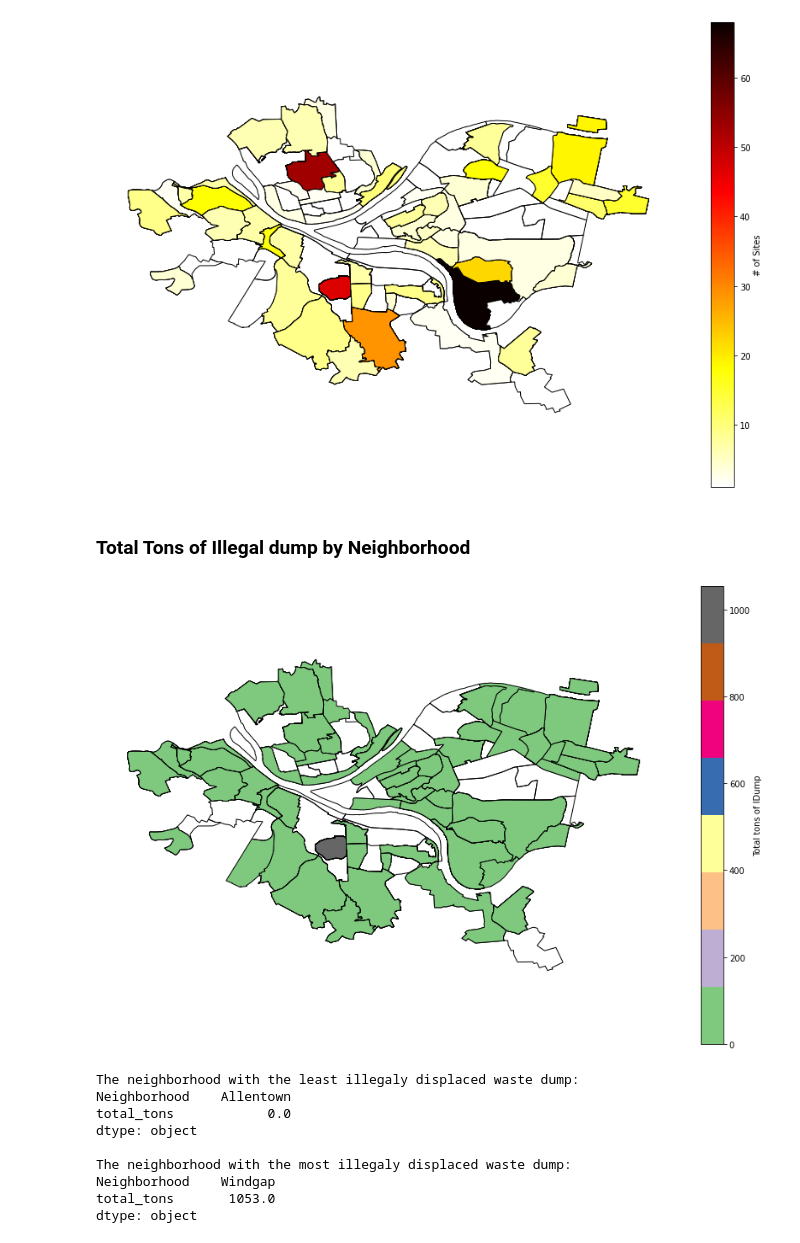
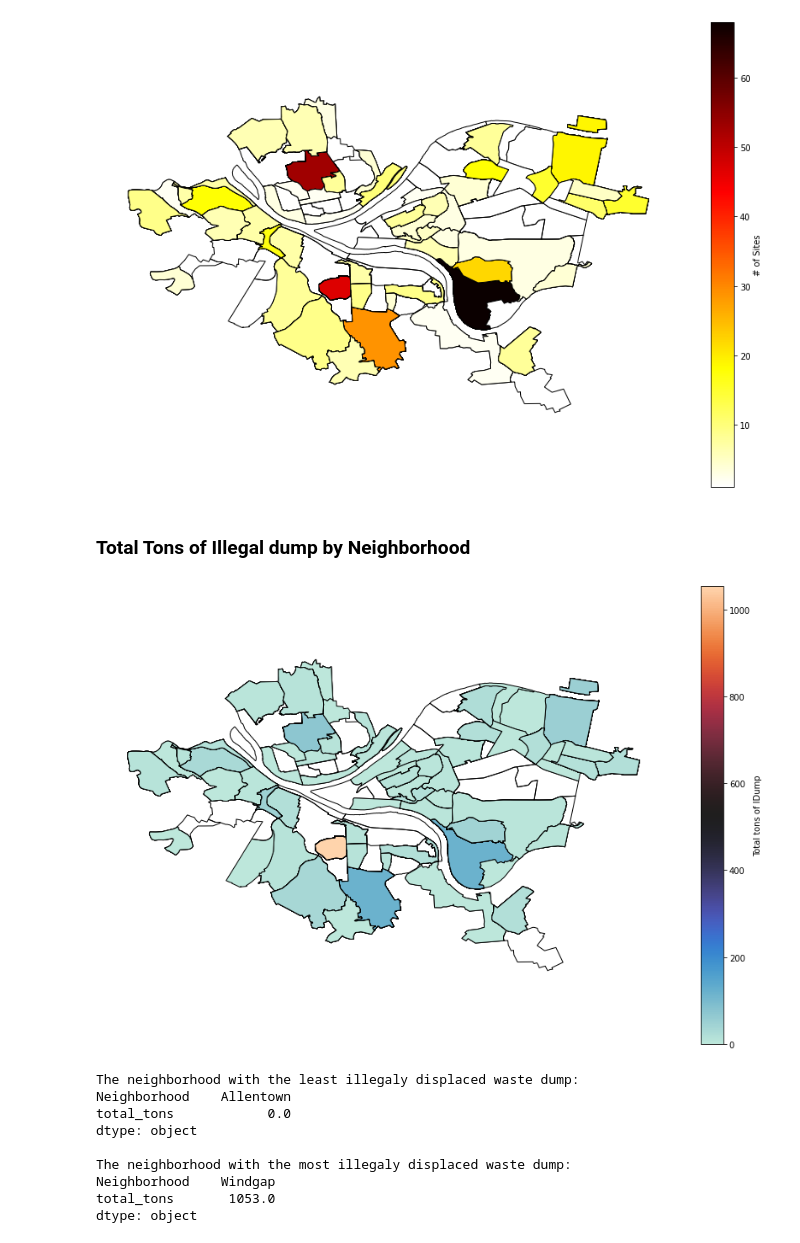
Before and after one commit to brianhutton82/CMPINF0010_FINAL_PROJECT_GROUP, a Jupyter notebook: Aziz'z Notebook.ipynb, the cells around one changed output. Cells and saved outputs as stored; diff of their text form; code cells hidden in the pictures.

```diff
--- a/Aziz'z Notebook.ipynb
+++ b/Aziz'z Notebook.ipynb
@@ -48,20 +48,21 @@ Sites Per Neighborhood
 # %%
 #Tons of weight per neighbourhood
 dump3 = dump2.groupby(["Neighborhood"]).estimated_tons.sum().reset_index()
 dump3.columns = ['Neighborhood', 'total_tons']
 
 #adding total tons of illegaly displaced dump to original dataframe
 dump4 = pd.merge(dump2, dump3, how='left', on='Neighborhood')
 
+
 display(HTML("<h3>Total Tons of Illegal dump by Neighborhood</h3>"))
 
 #map plotting
 total_map = neighborhoods.merge(dump4, how='left', left_on='hood', right_on='Neighborhood')
-total_plot = total_map.plot(column='total_tons', edgecolor="black", cmap='Accent', legend=True, legend_kwds={'label': "Total tons of IDump"}, figsize=(15, 10))
+total_plot = total_map.plot(column='total_tons', edgecolor="black", cmap='icefire', legend=True, legend_kwds={'label': "Total tons of IDump"}, figsize=(15, 10))
 total_plot.set_axis_off();
 # %% [output]
 Total Tons of Illegal dump by Neighborhood
-[figure, old version]
+[figure, new version]
 # %%
 #Max and min illegally displaced waste
 maxd = dump3[dump3.total_tons == dump3.total_tons.max()]
```
Also changed, not shown: 1 other file.
